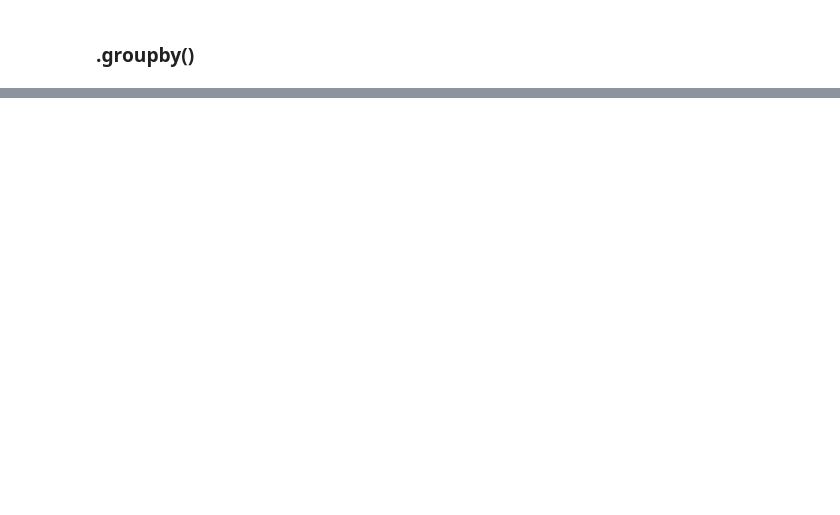
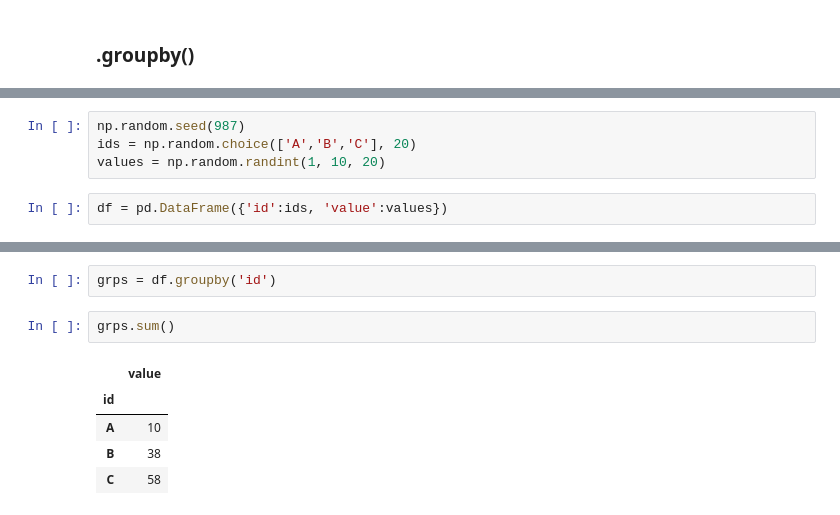
Before and after one commit to vcdemy/20230613, a Jupyter notebook: 20230808筆記.ipynb, the cells around one changed output, grey strips where cells are left out. Saved outputs shown, nothing was run; the diff lists cells and outputs as text; blank space fills up the shorter version.

```diff
--- a/20230808筆記.ipynb
+++ b/20230808筆記.ipynb
@@ -139,0 +199,6 @@ px.imshow(wide, text_auto=True)
+# %%
+np.random.seed(987)
+ids = np.random.choice(['A','B','C'], 20)
+values = np.random.randint(1, 10, 20)
+# %%
+df = pd.DataFrame({'id':ids, 'value':values})
@@ -139,0 +225,10 @@ px.imshow(wide, text_auto=True)
+# %%
+grps = df.groupby('id')
+# %%
+grps.sum()
+# %% [output]
+|  | value |
+| id |  |
+| A | 10 |
+| B | 38 |
+| C | 58 |
```
Also changed, not shown: parts of 9 cells of this notebook.
